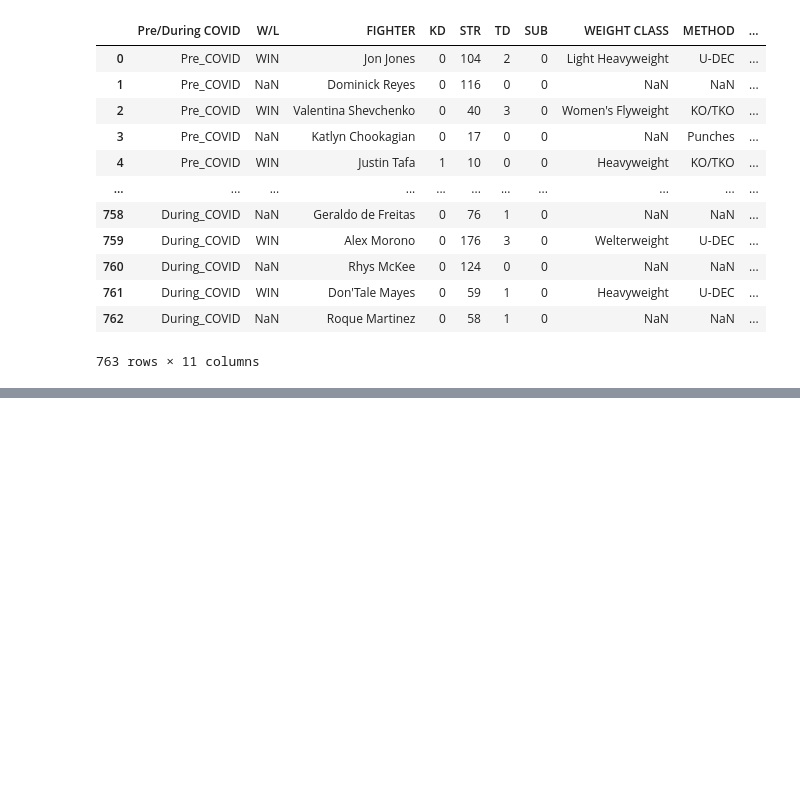
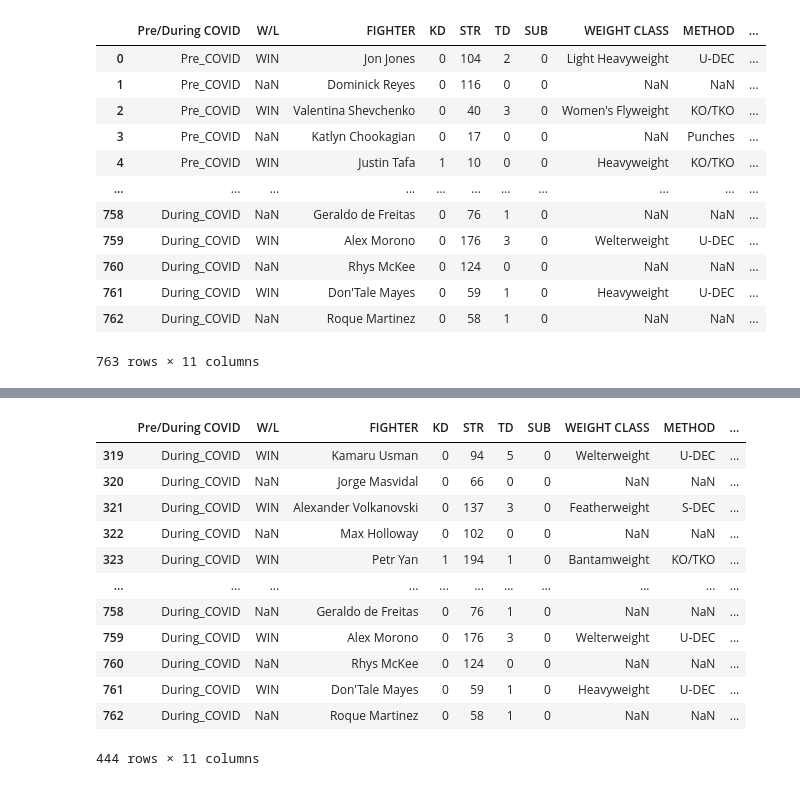
Before and after one commit to yuyhong23/UFC-COVID, a Jupyter notebook: Project_One_Visualization_and_Analysis-Copy1.ipynb, the cells around one changed output, grey strips where cells are left out. Saved outputs shown, nothing was run; the diff lists cells and outputs as text; code cells hidden in the pictures; blank space fills up the shorter version.

```diff
--- a/Project_One_Visualization_and_Analysis-Copy1.ipynb
+++ b/Project_One_Visualization_and_Analysis-Copy1.ipynb
@@ -130,0 +183,18 @@ renamed_reuslt
+# %%
+#Extract and Isolate Covid Data
+during_covid = renamed_result.loc[renamed_result["Pre/During COVID"]=="During_COVID"]
+during_covid
+# %% [output]
+|  | Pre/During COVID | W/L | FIGHTER | KD | STR | TD | SUB | WEIGHT CLASS | METHOD | ... |
+| 319 | During_COVID | WIN | Kamaru Usman | 0 | 94 | 5 | 0 | Welterweight | U-DEC | ... |
+| 320 | During_COVID | NaN | Jorge Masvidal | 0 | 66 | 0 | 0 | NaN | NaN | ... |
+| 321 | During_COVID | WIN | Alexander Volkanovski | 0 | 137 | 3 | 0 | Featherweight | S-DEC | ... |
+| 322 | During_COVID | NaN | Max Holloway | 0 | 102 | 0 | 0 | NaN | NaN | ... |
+| 323 | During_COVID | WIN | Petr Yan | 1 | 194 | 1 | 0 | Bantamweight | KO/TKO | ... |
+| ... | ... | ... | ... | ... | ... | ... | ... | ... | ... | ... |
+| 758 | During_COVID | NaN | Geraldo de Freitas | 0 | 76 | 1 | 0 | NaN | NaN | ... |
+| 759 | During_COVID | WIN | Alex Morono | 0 | 176 | 3 | 0 | Welterweight | U-DEC | ... |
+| 760 | During_COVID | NaN | Rhys McKee | 0 | 124 | 0 | 0 | NaN | NaN | ... |
+| 761 | During_COVID | WIN | Don'Tale Mayes | 0 | 59 | 1 | 0 | Heavyweight | U-DEC | ... |
+| 762 | During_COVID | NaN | Roque Martinez | 0 | 58 | 1 | 0 | NaN | NaN | ... |
+444 rows × 11 columns
```
Also changed, not shown: parts of 9 cells of this notebook.
